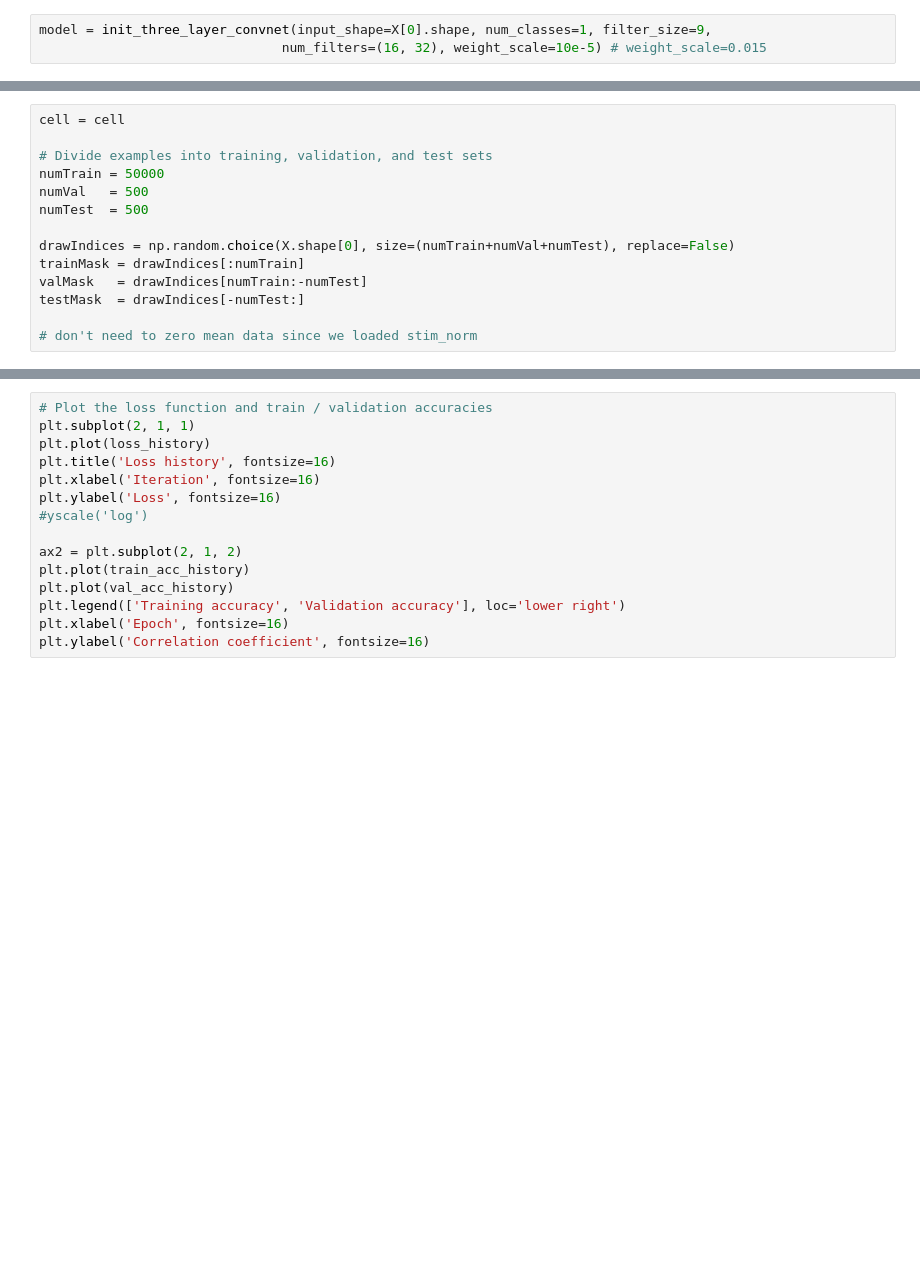
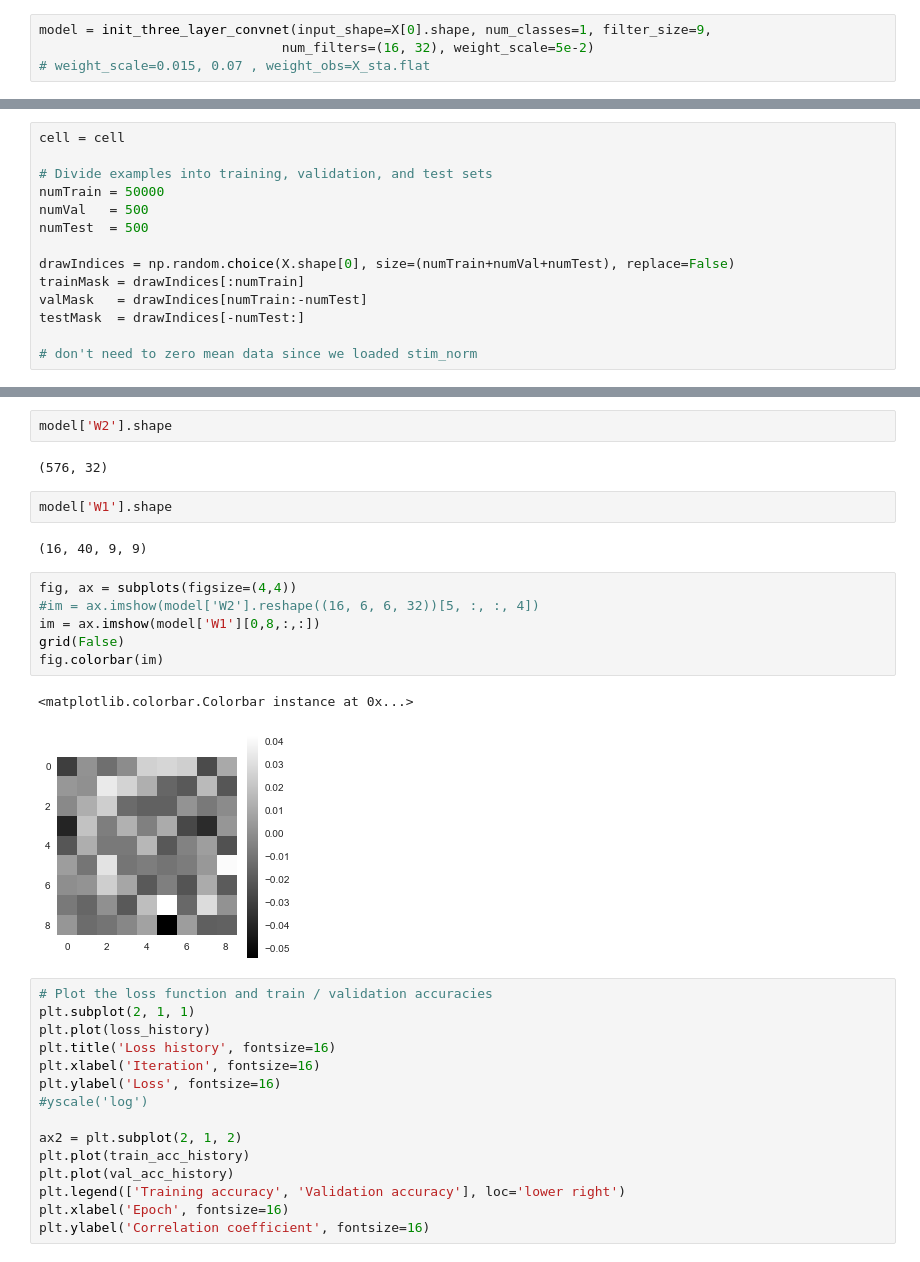
Before and after one commit to baccuslab/deep-retina, a Jupyter notebook: python/sample.ipynb, the cells around one changed output, grey strips where cells are left out. Cells and saved outputs as stored; diff of their text form; blank space fills up the shorter version.

```diff
--- a/python/sample.ipynb
+++ b/python/sample.ipynb
@@ -297,4 +297,5 @@ from utils.classifiers.convnet import init_three_layer_convnet
 from utils.classifiers.convnet import three_layer_convnet
 # %%
 model = init_three_layer_convnet(input_shape=X[0].shape, num_classes=1, filter_size=9,
-                               num_filters=(16, 32), weight_scale=10e-5) # weight_scale=0.015
+                               num_filters=(16, 32), weight_scale=5e-2)
+# weight_scale=0.015, 0.07 , weight_obs=X_sta.flat
@@ -357,3 +372,20 @@ if np.max(val_acc_history) > best_val_acc:
+# %%
+model['W2'].shape
+# %% [output]
+(576, 32)
+# %%
+model['W1'].shape
+# %% [output]
+(16, 40, 9, 9)
+# %%
+fig, ax = subplots(figsize=(4,4))
+#im = ax.imshow(model['W2'].reshape((16, 6, 6, 32))[5, :, :, 4])
+im = ax.imshow(model['W1'][0,8,:,:])
+grid(False)
+fig.colorbar(im)
+# %% [output]
+<matplotlib.colorbar.Colorbar instance at 0x...>
+[figure, added]
 # %%
 # Plot the loss function and train / validation accuracies
 plt.subplot(2, 1, 1)
```
Also changed, not shown: parts of 5 cells of this notebook, 5 other files.
